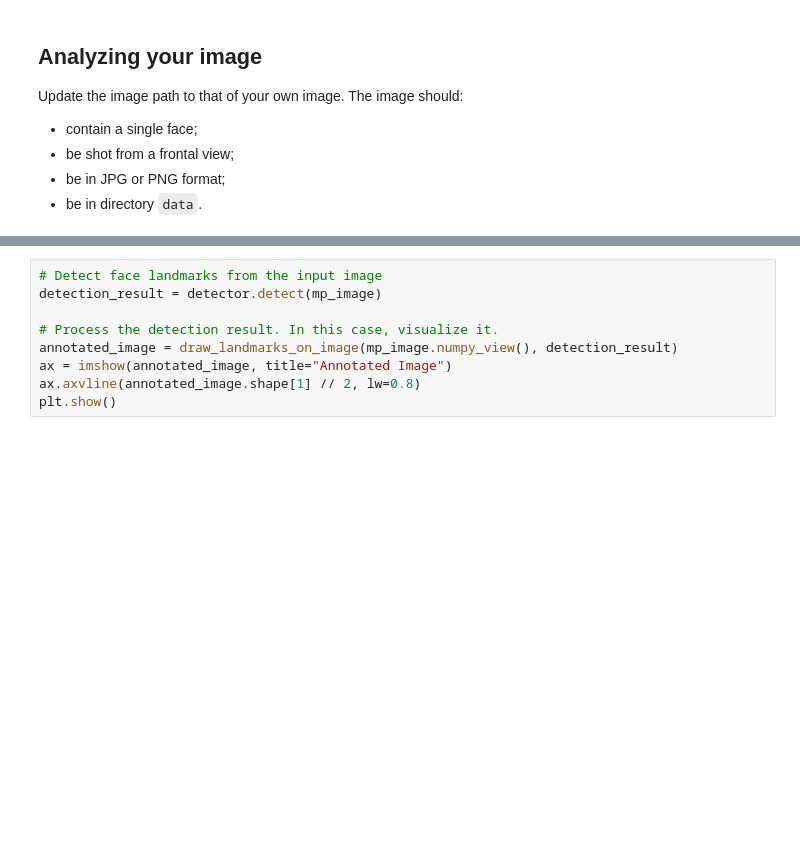
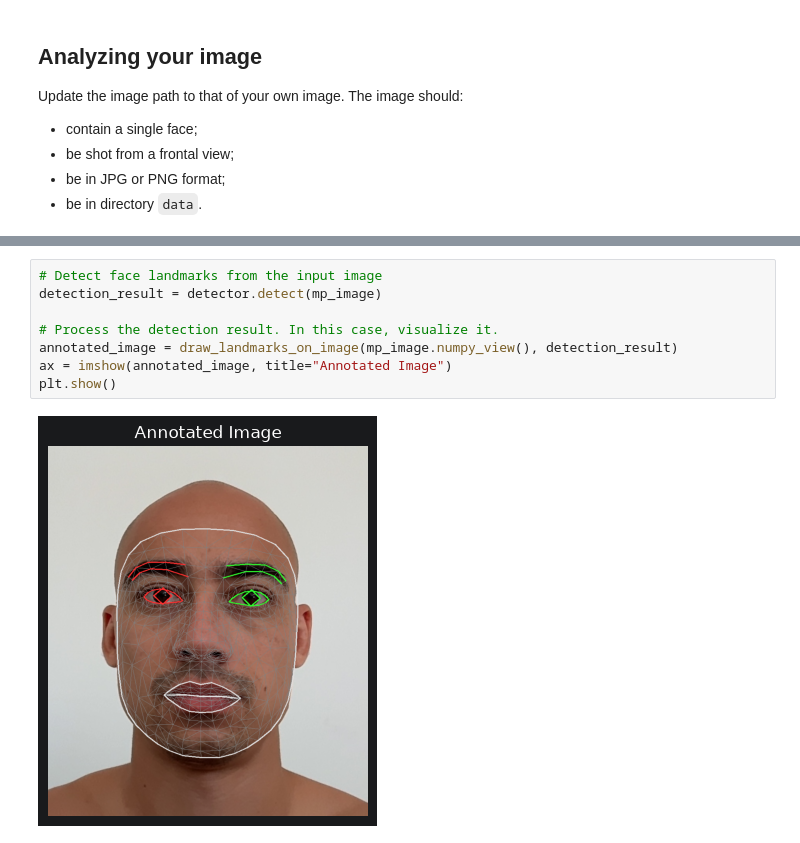
Before and after one commit to alexandrecharvier95/facelyser, a Jupyter notebook: main.ipynb, the cells around one changed output, grey strips where cells are left out. Drawn from its saved outputs; the diff is of its cells as text; blank space fills up the shorter version.

Commit message:
fix: remove center vline on annotated image
Center line was incorrect since the image may not have been centered.

```diff
--- a/main.ipynb
+++ b/main.ipynb
@@ -162,12 +174,13 @@ plt.show()
 # %%
 # Detect face landmarks from the input image
 detection_result = detector.detect(mp_image)
 
 # Process the detection result. In this case, visualize it.
 annotated_image = draw_landmarks_on_image(mp_image.numpy_view(), detection_result)
 ax = imshow(annotated_image, title="Annotated Image")
-ax.axvline(annotated_image.shape[1] // 2, lw=0.8)
 plt.show()
+# %% [output]
+[figure, added]
 # %%
 blendshapes = detection_result.face_blendshapes[0]
 plot_face_blendshapes_symbar_graph(blendshapes)
```
Also changed, not shown: parts of 5 cells of this notebook.
